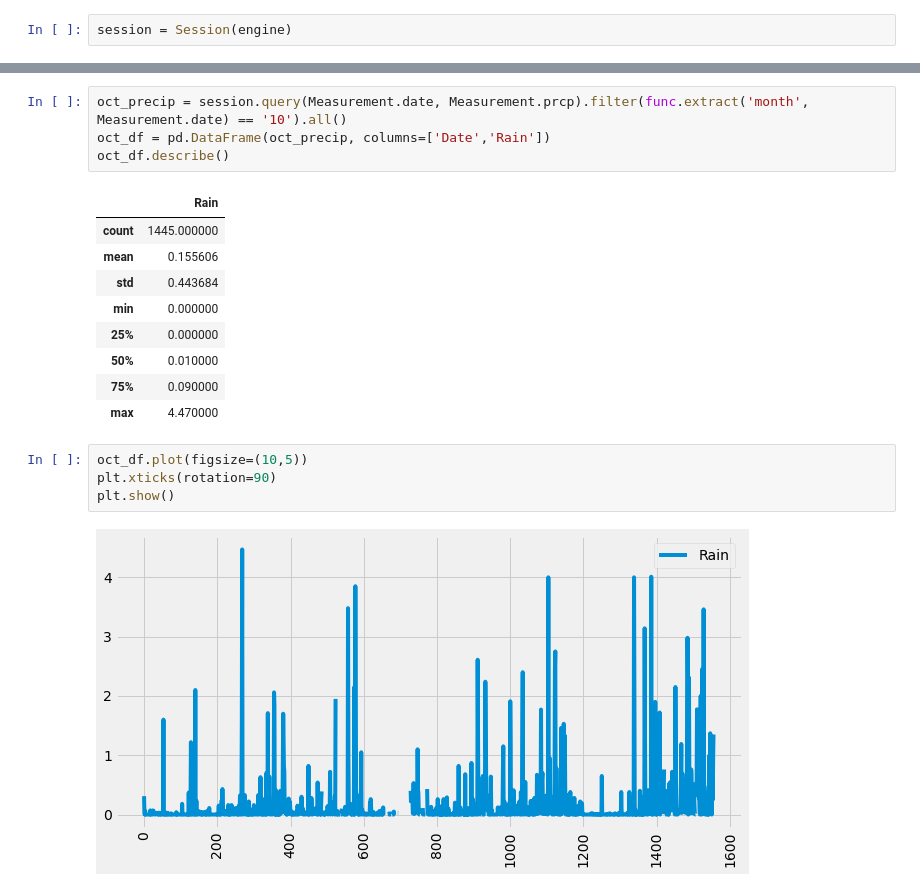
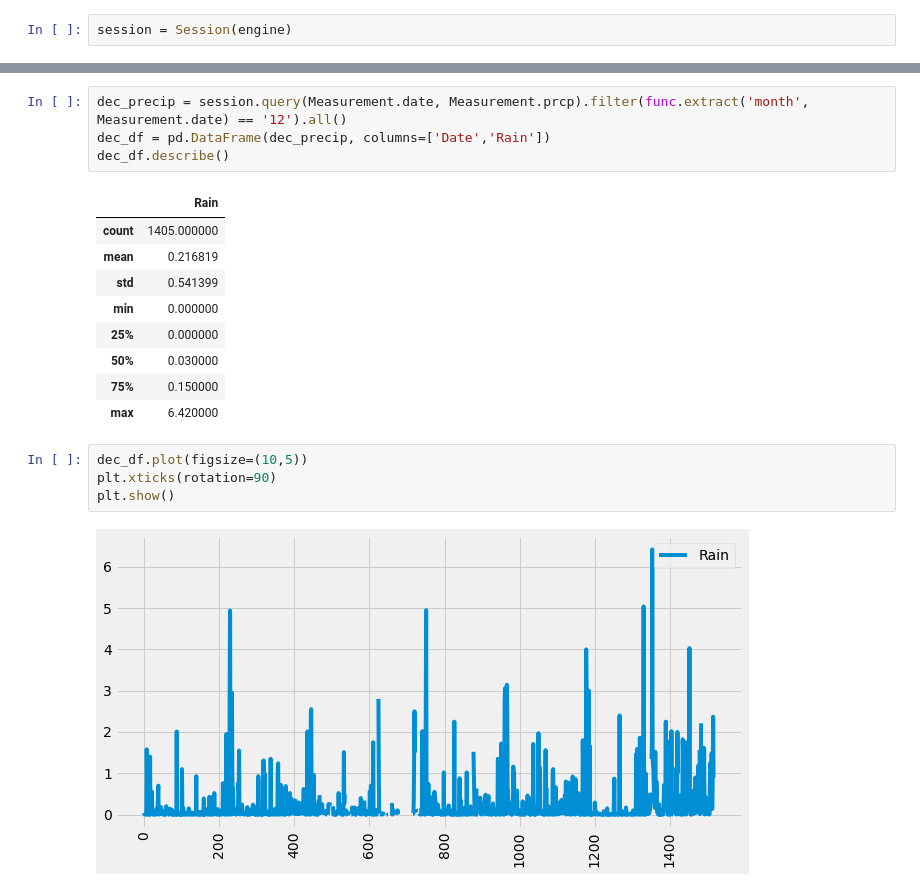
Before and after one commit to Bettinadavis11/Surfs_up, a Jupyter notebook: Additional queries.ipynb, the cells around one changed output, grey strips where cells are left out. Cells and saved outputs as stored; diff of their text form.

```diff
--- a/Additional queries.ipynb
+++ b/Additional queries.ipynb
@@ -45,20 +46,20 @@ plt.show()
 # %%
-oct_precip = session.query(Measurement.date, Measurement.prcp).filter(func.extract('month', Measurement.date) == '10').all()
-oct_df = pd.DataFrame(oct_precip, columns=['Date','Rain'])
-oct_df.describe()
+dec_precip = session.query(Measurement.date, Measurement.prcp).filter(func.extract('month', Measurement.date) == '12').all()
+dec_df = pd.DataFrame(dec_precip, columns=['Date','Rain'])
+dec_df.describe()
 # %% [output]
 |  | Rain |
-| count | 1445.000000 |
-| mean | 0.155606 |
-| std | 0.443684 |
+| count | 1405.000000 |
+| mean | 0.216819 |
+| std | 0.541399 |
 | min | 0.000000 |
 | 25% | 0.000000 |
-| 50% | 0.010000 |
-| 75% | 0.090000 |
-| max | 4.470000 |
+| 50% | 0.030000 |
+| 75% | 0.150000 |
+| max | 6.420000 |
 # %%
-oct_df.plot(figsize=(10,5))
+dec_df.plot(figsize=(10,5))
 plt.xticks(rotation=90)
 plt.show()
 # %% [output]
-[figure, old version]
+[figure, new version]
```
Also changed, not shown: parts of 2 cells of this notebook.
